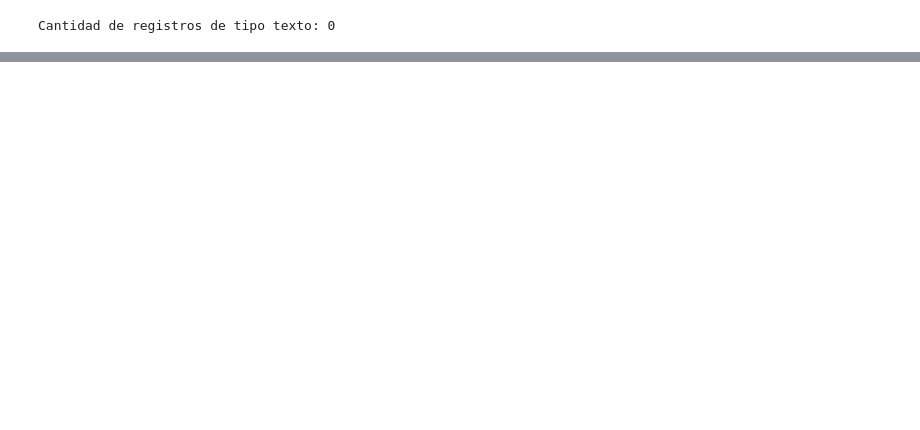
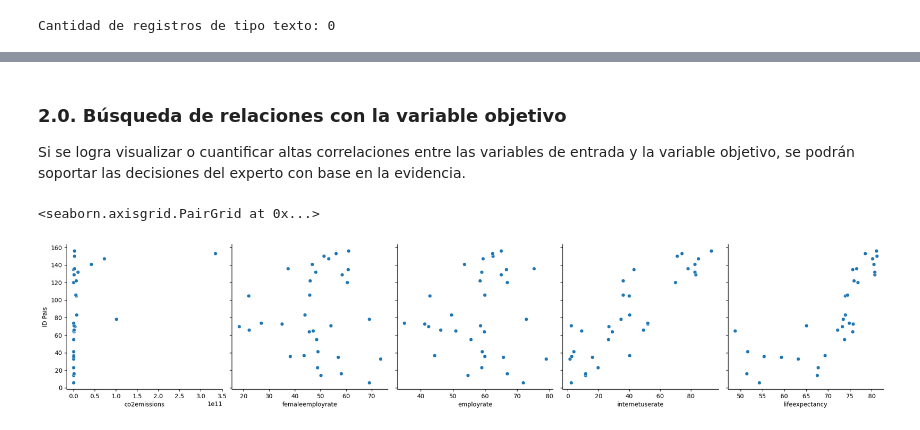
Before and after one commit to Jucavilav/CienciaD-taller2, a Jupyter notebook: Taller2.ipynb, the cells around one changed output, grey strips where cells are left out. Cells and saved outputs as stored; diff of their text form; code cells hidden in the pictures; blank space fills up the shorter version.

```diff
--- a/Taller2.ipynb
+++ b/Taller2.ipynb
@@ -165,3 +171,9 @@ cantidad_registros_texto = len(registros_texto)
 print(f'Cantidad de registros de tipo texto: {cantidad_registros_texto}')
 # %% [output]
 Cantidad de registros de tipo texto: 0
+# %%
+# Seleccionar Columnas Deseadas
+columnas_deseadas = ["country", "incomeperperson", "co2emissions", "femaleemployrate", "employrate", "internetuserate", "lifeexpectancy"]
+
+# Ahora, selecciona las columnas deseadas
+df_seleccionado = pib_df [columnas_deseadas]
@@ -167,0 +193,4 @@ Cantidad de registros de tipo texto: 0
+# %%
+# Eliminar los valores nulos de las columnas
+columnas_a_verificar = ["country", "incomeperperson", "co2emissions", "femaleemployrate", "employrate", "internetuserate", "lifeexpectancy"]
+df_seleccionado = df_seleccionado.dropna(subset=columnas_a_verificar)
@@ -167,0 +211,4 @@ Cantidad de registros de tipo texto: 0
+# %%
+# Agregar un ID a cada Pais, en donde el 166 es el pais con el PIB mas alto y el 0 el mas bajo
+num_filas = len(df_seleccionado)
+df_seleccionado['ID Pais'] = range(num_filas - 1, -1, -1)
@@ -167,0 +224,12 @@ Cantidad de registros de tipo texto: 0
+# %%
+features = ["co2emissions", "femaleemployrate", "employrate", "internetuserate", "lifeexpectancy"]
+# %% [markdown]
+### 2.0. Búsqueda de relaciones con la variable objetivo
+
+Si se logra visualizar o cuantificar altas correlaciones entre las variables de entrada y la variable objetivo, se podrán soportar las decisiones del experto con base en la evidencia.
+# %%
+sns.pairplot(df_seleccionado.sample(frac=0.2 ), height=4, y_vars="ID Pais", x_vars=features, kind="scatter")
+#sns.pairplot(crabs_df.sample(frac=0.2), height=4, y_vars="Age", x_vars=features, kind="scatter")
+# %% [output]
+<seaborn.axisgrid.PairGrid at 0x...>
+[figure, added]
```
Also changed, not shown: parts of 19 cells of this notebook.
